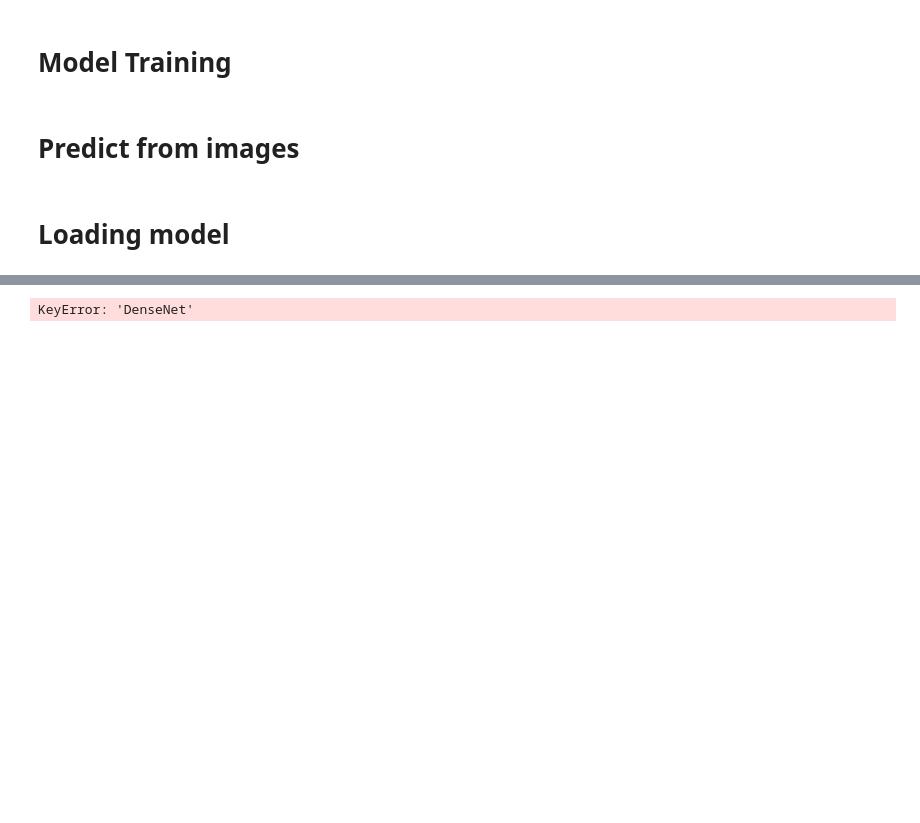
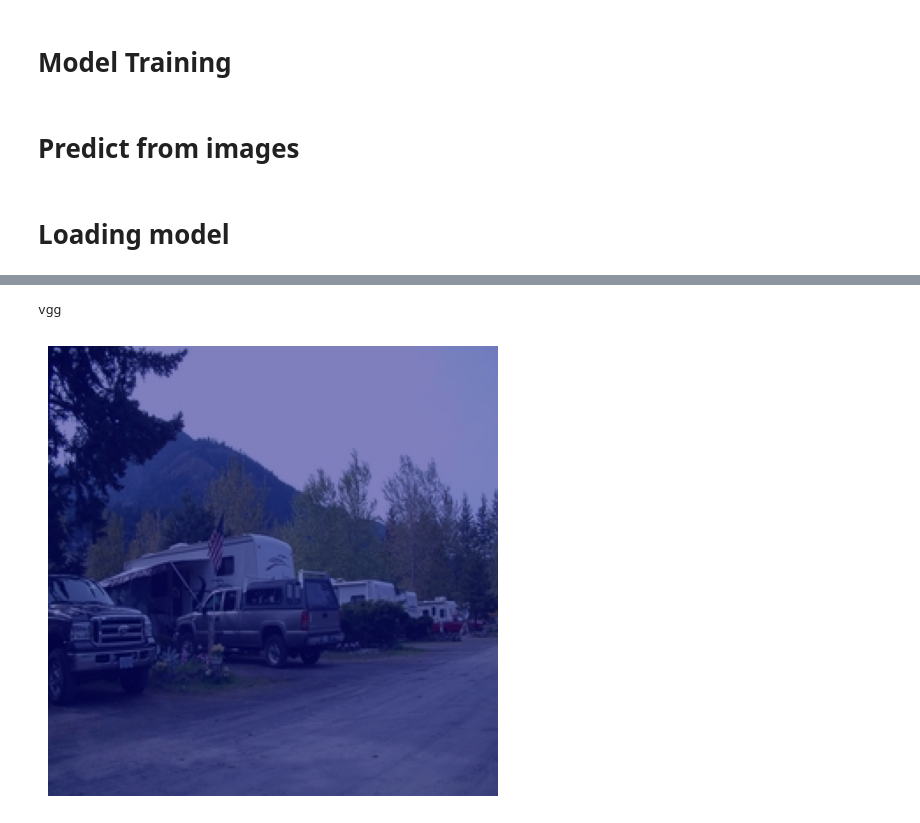
Before and after one commit to rishabhshah13/Scene-Recognition, a Jupyter notebook: Notebooks/DataLoader.ipynb, the cells around one changed output, grey strips where cells are left out. Saved outputs shown, nothing was run; the diff lists cells and outputs as text; code cells hidden in the pictures; blank space fills up the shorter version.

Commit message:
Added Heatmap

```diff
--- a/Notebooks/DataLoader.ipynb
+++ b/Notebooks/DataLoader.ipynb
@@ -386,5 +383,13 @@ best_model_files
+# %%
+device = 'cuda' if torch.cuda.is_available() else ('mps' if torch.backends.mps.is_available() else 'cpu')
+if device == 'mps':
+    torch.mps.empty_cache()
 # %%
-dir_path = 'C:\\Users\\rs659\\Desktop\\AIPI 590\\Group Project 1\\Github Repo\\Scene-Recognition\\models\\saved_models\\best_models'
+# dir_path = 'C:\\Users\\rs659\\Desktop\\AIPI 590\\Group Project 1\\Github Repo\\Scene-Recognition\\models\\saved_models\\best_models'
+
+from ScoreCam.utils import *
+from ScoreCam.cam.scorecam import *
+
 
 for model in best_model_files:
 
@@ -399,11 +404,11 @@ for model in best_model_files:
     if 'enet_s' in model:
         continue
 
-    model = torch.load(dir_path + '\\' + model).eval()
+    model = torch.load(dir_path + '/' + model,  map_location=device).eval()
     vgg_model_dict = dict(type=model_name, arch=model, layer_name='DenseNet_denseblock1',input_size=(224, 224))
     vgg_scorecam = ScoreCAM(vgg_model_dict)
 
-    input_image = load_image('C:\\Users\\rs659\\Desktop\\AIPI 590\\Group Project 1\\Github Repo\\Scene-Recognition\\data\\raw\\train\\campsite\\gsun_0a1cd2be5ac2a8a7ac765c9625f2c199.jpg')
+    input_image = load_image('/Users/rishabhshah/Desktop/AIPI 590/Scene-Recognition/data/raw/test/campsite/gsun_1b62d632c3a49e04c7410080aad77c50.jpg')
     input_ = apply_transforms(input_image)
     if torch.cuda.is_available():
         input_ = input_.cuda()
@@ -412,5 +417,3 @@ for model in best_model_files:
     scorecam_map = vgg_scorecam(input_)
     with torch.no_grad():
         basic_visualize(input_.cpu(), scorecam_map.type(torch.FloatTensor).cpu())
-# %% [output]
-KeyError: 'DenseNet'
@@ -417,3 +439,63 @@ KeyError: 'DenseNet'
+# %%
+best_model_files = ['vgg_best_val_loss_42.pt']
+#  'densenet_best_val_loss_33.pt',
+#  'enet_s_best_val_loss_20.pt']
+#  'resnet18_best_val_loss_3.pt']
+# %%
+from torchvision.io.image import read_image
+from torchvision.transforms.functional import normalize, resize, to_pil_image
+from torchvision.models import resnet18
+from torchcam.methods import SmoothGradCAMpp
+
+import matplotlib.pyplot as plt
+from torchcam.utils import overlay_mask
+
+
+
+
+for model_file_path in best_model_files:
+
+
+    model = torch.load(dir_path + '/' + model_file_path,  map_location=device)
+
+    for param in model.parameters():
+        param.requires_grad = True
+
+    if 'densenet' in model_file_path:
+        model_name = 'densenet'
+        layer_name = 'features'
+    if 'resnet18' in model_file_path:
+        model_name = 'resnet'
+        layer_name = 'layer4'
+    if 'vgg' in model_file_path:
+        model_name = 'vgg'
+        layer_name = 'features'
+    if 'enet_s' in model_file_path:
+        model_name = 'enet'
+        layer_name = model.features[5]
+
+    print(model_name)
+
+
+    img = read_image('/Users/rishabhshah/Desktop/AIPI 590/Scene-Recognition/data/raw/test/campsite/gsun_1b62d632c3a49e04c7410080aad77c50.jpg')
+
+    # Preprocess it for your chosen model
+    input_tensor = normalize(resize(img, (224, 224)) / 255., [0.485, 0.456, 0.406], [0.229, 0.224, 0.225])
+    # print(model)
+    # with SmoothGradCAMpp(model,layer_name=layer_name) as cam_extractor:
+    with SmoothGradCAMpp(model,target_layer=layer_name) as cam_extractor:
+        out = model(input_tensor.to(device).unsqueeze(0))
+        # Retrieve the CAM by passing the class index and the model output
+        activation_map = cam_extractor(out.squeeze(0).argmax().item(), out)
+
+
+    # Resize the CAM and overlay it
+    result = overlay_mask(to_pil_image(img), to_pil_image(activation_map[0].squeeze(0), mode='F'), alpha=0.5)
+    # Display it
+    plt.imshow(result); plt.axis('off'); plt.tight_layout(); plt.show()
+# %% [output]
+vgg
+[figure, added]
 # %%
 model
 # %% [output]
```
Also changed, not shown: parts of 13 cells of this notebook, 7 other files.
